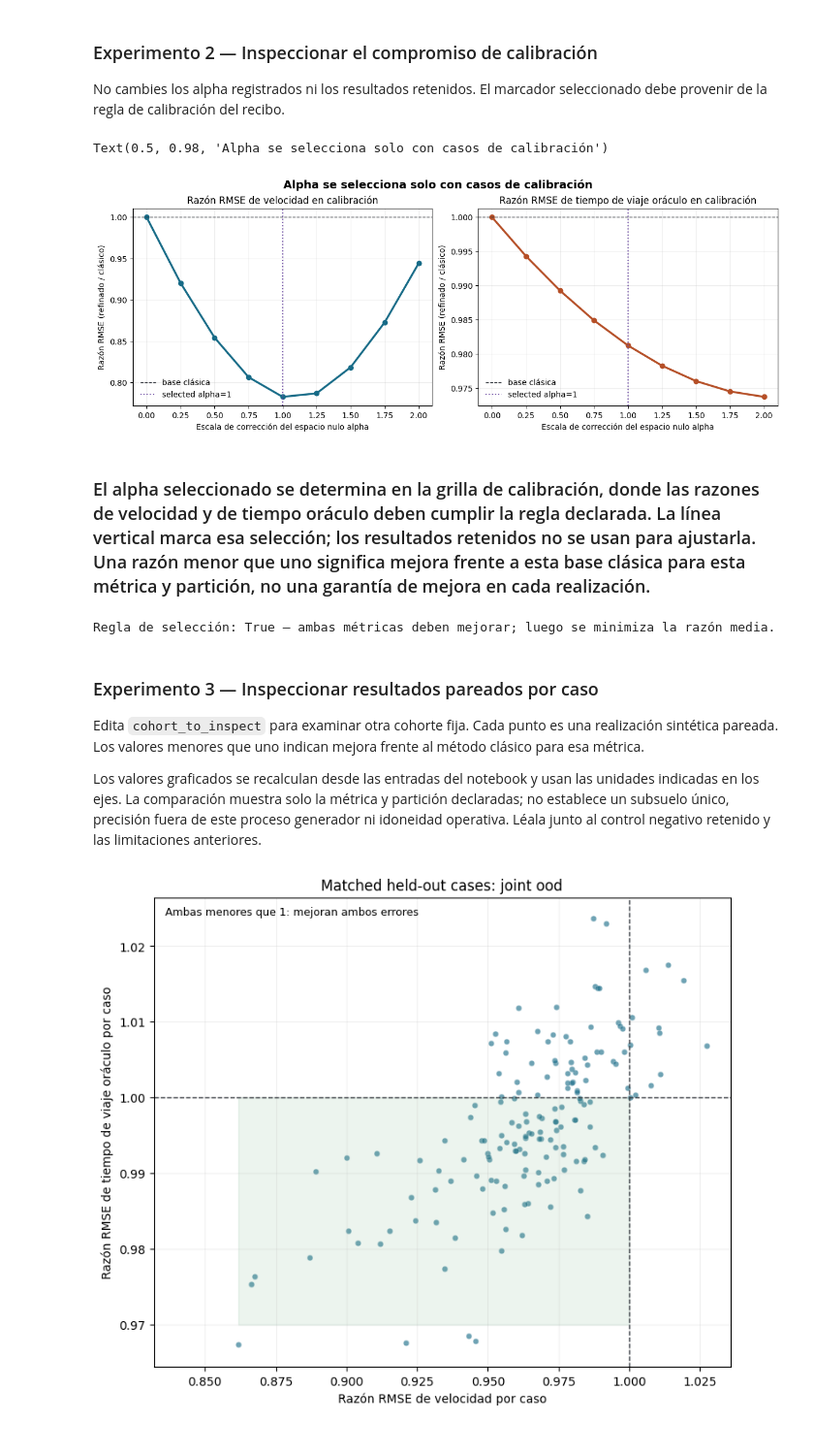
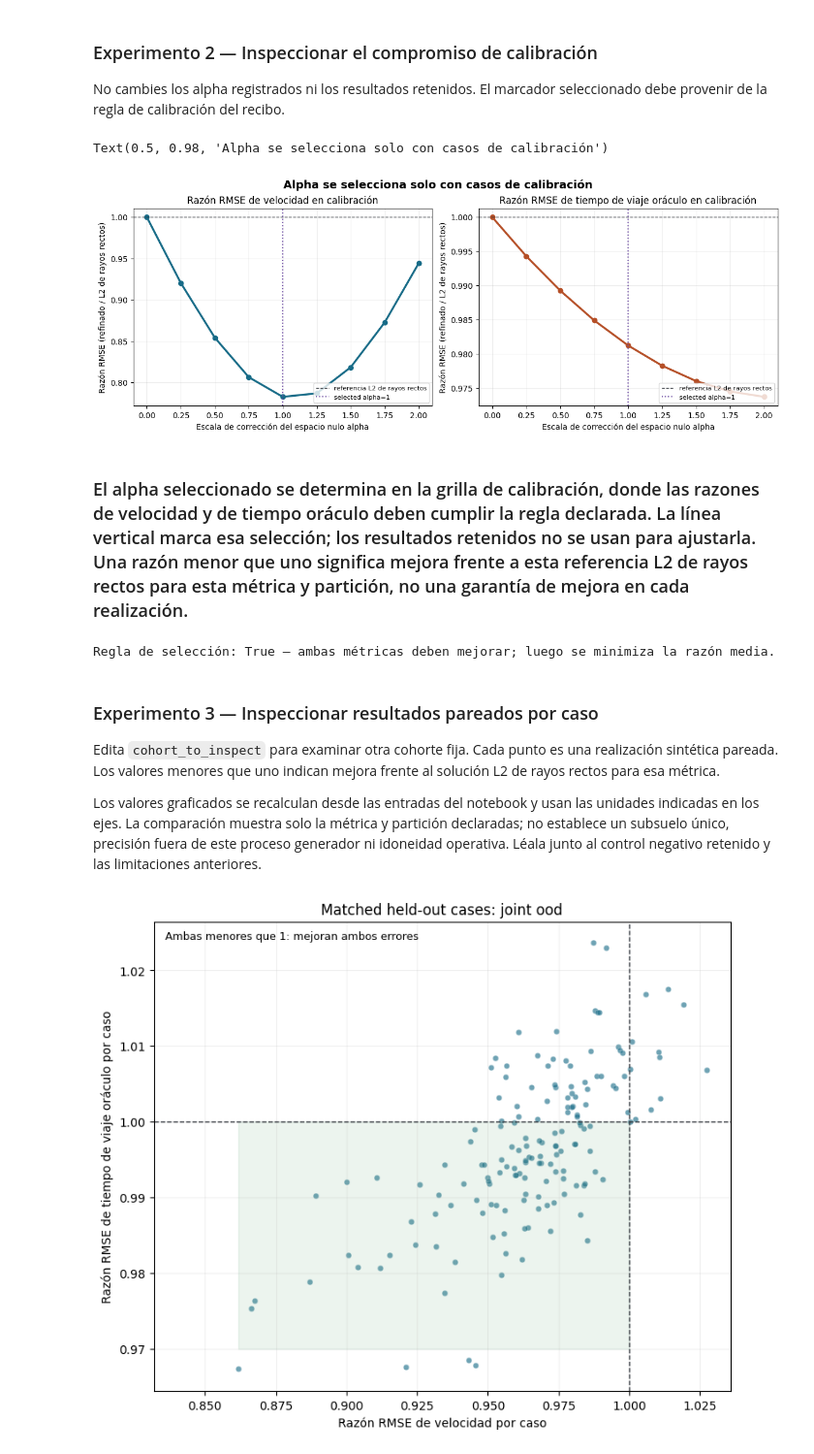
Before and after one commit to fsantibanezleal/CAOS_Geophysics, a Jupyter notebook: notebooks/es/08-learning/06-nullspace-refinement-evidence.ipynb, the cells around one changed output. Shown at 97% size. Saved outputs shown, nothing was run; the diff lists cells and outputs as text; code cells hidden in the pictures.

```diff
--- a/notebooks/es/08-learning/06-nullspace-refinement-evidence.ipynb
+++ b/notebooks/es/08-learning/06-nullspace-refinement-evidence.ipynb
@@ -123,33 +123,33 @@ No cambies los alpha registrados ni los resultados retenidos. El marcador selecc
 # %%
 # Celda de análisis reproducible.
 selection = analysis["calibration_selection"]
 grid = selection['grid']
 alpha = np.array(sorted(float(x) for x in grid))
 velocity = np.array([grid[str(x)]["velocity_ratio"] for x in alpha])
 time = np.array([grid[str(x)]["oracle_time_ratio"] for x in alpha])
 fig, ax = plt.subplots(1, 2, figsize=(12, 4.5), constrained_layout=True)
 for axis, values, title, color in (
     (ax[0], velocity, "Razón RMSE de velocidad en calibración", "#176b87"),
     (ax[1], time, "Razón RMSE de tiempo de viaje oráculo en calibración", "#b54f27"),
 ):
     axis.plot(alpha, values, "o-", lw=2.5, color=color)
-    axis.axhline(1, color="#30343b", lw=1, ls="--", label="base clásica")
+    axis.axhline(1, color="#30343b", lw=1, ls="--", label="referencia L2 de rayos rectos")
     axis.axvline(
         selection["selected_alpha"],
         color="#7353a6",
         lw=1.5,
         ls=":",
         label=f"selected alpha={selection['selected_alpha']:g}",
     )
-    axis.set(xlabel="Escala de corrección del espacio nulo alpha", ylabel="Razón RMSE (refinado / clásico)", title=title)
+    axis.set(xlabel="Escala de corrección del espacio nulo alpha", ylabel="Razón RMSE (refinado / L2 de rayos rectos)", title=title)
     axis.grid(alpha=0.22)
-    axis.legend(frameon=False)
+    axis.legend(loc="lower right", frameon=True, fontsize=8)
 fig.suptitle("Alpha se selecciona solo con casos de calibración", fontsize=14, fontweight="bold")
 # %% [output]
 Text(0.5, 0.98, 'Alpha se selecciona solo con casos de calibración')
-[figure, old version]
+[figure, new version]
 # %% [markdown]
-### El alpha seleccionado se determina en la grilla de calibración, donde las razones de velocidad y de tiempo oráculo deben cumplir la regla declarada. La línea vertical marca esa selección; los resultados retenidos no se usan para ajustarla. Una razón menor que uno significa mejora frente a esta base clásica para esta métrica y partición, no una garantía de mejora en cada realización.
+### El alpha seleccionado se determina en la grilla de calibración, donde las razones de velocidad y de tiempo oráculo deben cumplir la regla declarada. La línea vertical marca esa selección; los resultados retenidos no se usan para ajustarla. Una razón menor que uno significa mejora frente a esta referencia L2 de rayos rectos para esta métrica y partición, no una garantía de mejora en cada realización.
 # %%
 # Limite la selección de alpha a calibración; las cohortes retenidas solo miden sus consecuencias.
 plt.show()
@@ -163,7 +163,7 @@ Regla de selección: True — ambas métricas deben mejorar; luego se minimiza l
 # %% [markdown]
 ### Experimento 3 — Inspeccionar resultados pareados por caso
 
-Edita `cohort_to_inspect` para examinar otra cohorte fija. Cada punto es una realización sintética pareada. Los valores menores que uno indican mejora frente al método clásico para esa métrica.
+Edita `cohort_to_inspect` para examinar otra cohorte fija. Cada punto es una realización sintética pareada. Los valores menores que uno indican mejora frente al solución L2 de rayos rectos para esa métrica.
 
 Los valores graficados se recalculan desde las entradas del notebook y usan las unidades indicadas en los ejes. La comparación muestra solo la métrica y partición declaradas; no establece un subsuelo único, precisión fuera de este proceso generador ni idoneidad operativa. Léala junto al control negativo retenido y las limitaciones anteriores.
 # %%
```
Also changed, not shown: parts of 2 cells of this notebook, 68 other files.
